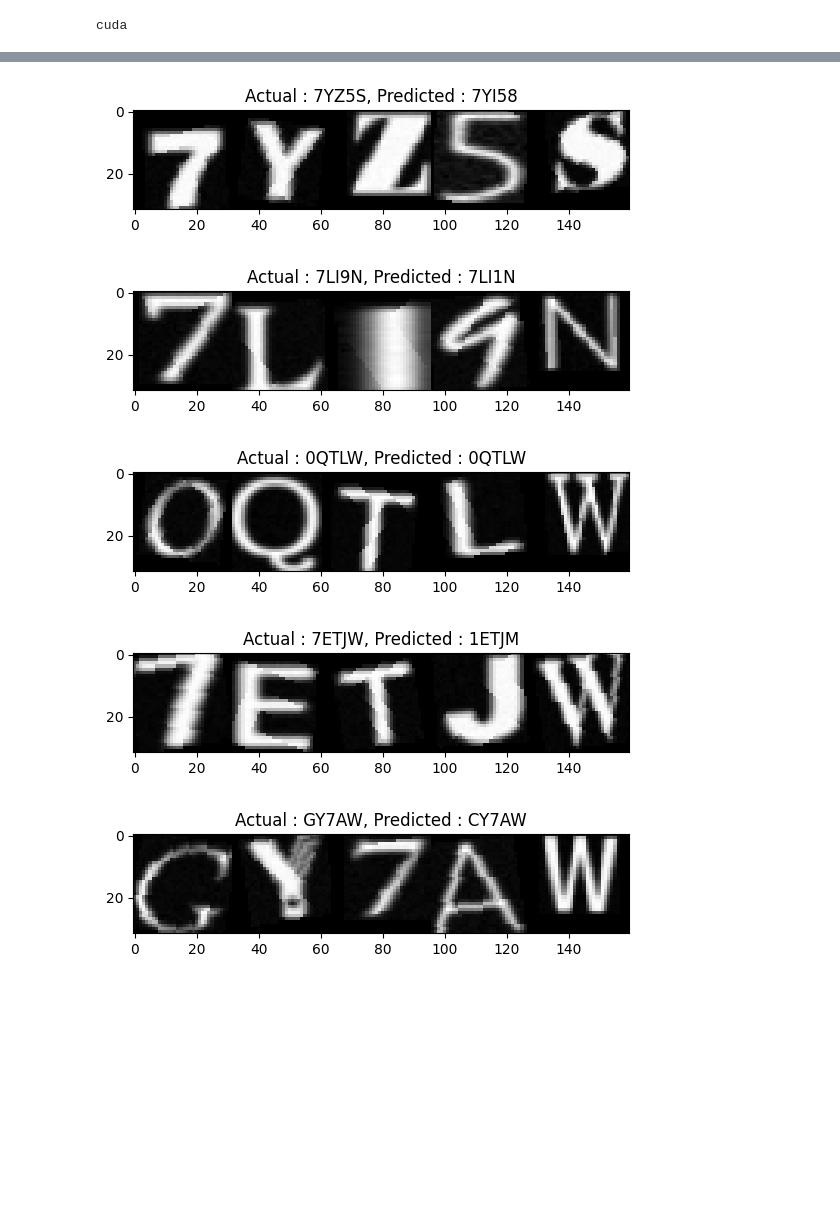
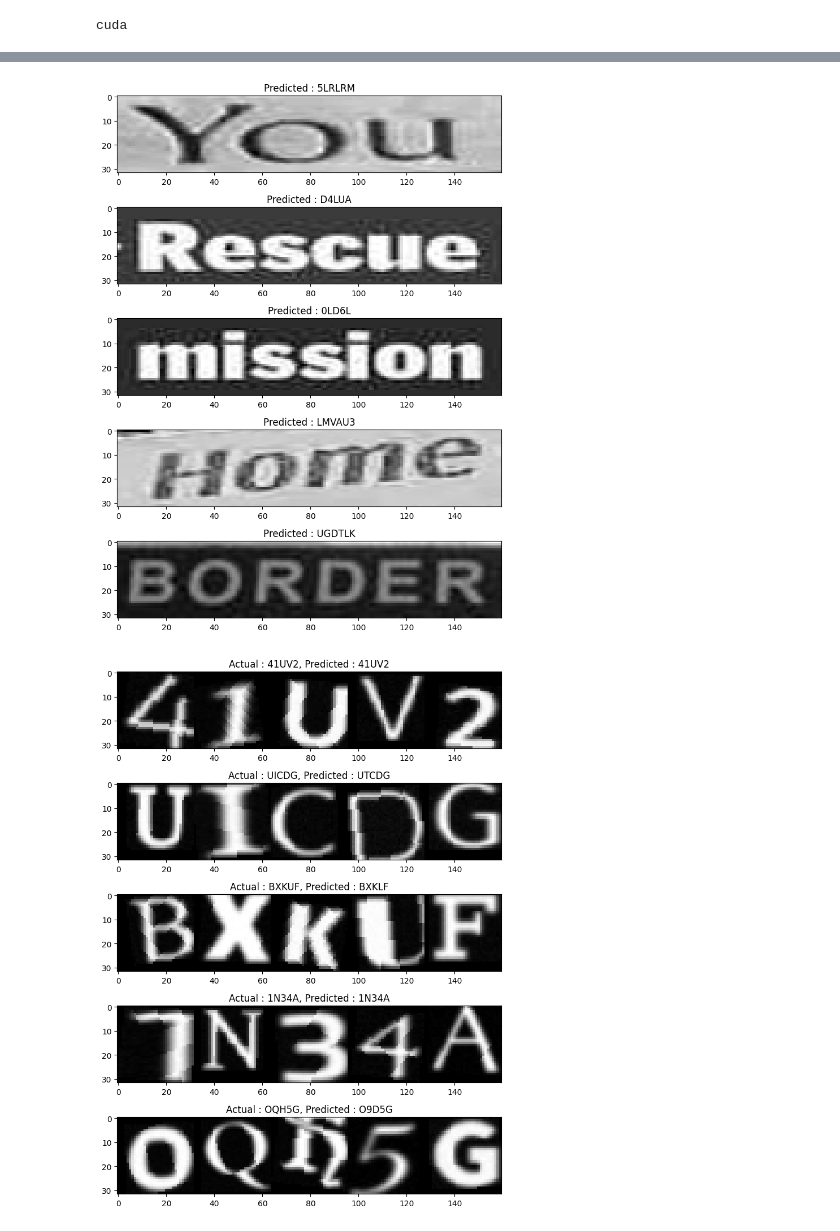
Before and after one commit to Alfadhils/STR-Pytorch-Project, a Jupyter notebook: CRNN.ipynb, the cells around one changed output, grey strips where cells are left out. Drawn from its saved outputs; the diff is of its cells as text; code cells hidden in the pictures; blank space fills up the shorter version.

```diff
--- a/CRNN.ipynb
+++ b/CRNN.ipynb
@@ -172,0 +82,3 @@ from itertools import groupby
+# %%
+checkpoint = torch.load('saved_models/recognizer_10k_3.pth')
+model.load_state_dict(checkpoint['model_state_dict'])
@@ -277,24 +193,57 @@ torch.save({
 }, checkpoint_path)
+# %%
+fig, axes = plt.subplots(5,1,figsize=(10,10))
+
+test_sequence_data = []
+test_preds = []
+
+for image_file in os.listdir(test_path)[:5]:
+    image_path = os.path.join(test_path, image_file)
+    img = Image.open(image_path).convert('L')
+    img = img.resize((160, 32))
+    img = ImageOps.autocontrast(img)
+    img = transforms.ToTensor()(img).numpy()
+    test_sequence_data.append(img)
+
+test_sequence_data = np.array(test_sequence_data)
+test_sequence_tensor = torch.from_numpy(test_sequence_data).float().to(device)
+y_pred = model(test_sequence_tensor)
+y_pred = y_pred.permute(1, 0, 2)
+_, max_index = torch.max(y_pred, dim=2)
+
+for i in range(test_sequence_data.shape[0]):
+    raw_prediction = list(max_index[:, i].detach().cpu().numpy())
+    prediction = torch.IntTensor([c for c, _ in groupby(raw_prediction) if c != blank_label])
+    test_preds.append(prediction)
+
+for j in range(len(test_sequence_data)):
+    axes.flatten()[j].imshow(test_sequence_data[j][0], cmap='gray')
+    axes.flatten()[j].set_title(f'Predicted : {str(utils.map_result(test_preds[j].numpy()))}')
+
+plt.tight_layout()
+plt.show()
+# %% [output]
+[figure, added]
 # %%
+fig, axes = plt.subplots(5,1,figsize=(10,10))
+
 number_of_test_imgs = 5
 test_loader = torch.utils.data.DataLoader(val_set, batch_size=number_of_test_imgs, shuffle=True)
 test_preds = []
 (x_test, y_test) = next(iter(test_loader))
 y_pred = model(x_test.view(x_test.shape[0], 1, x_test.shape[1], x_test.shape[2]).cuda())
 y_pred = y_pred.permute(1, 0, 2)
 _, max_index = torch.max(y_pred, dim=2)
 for i in range(x_test.shape[0]):
     raw_prediction = list(max_index[:, i].detach().cpu().numpy())
     prediction = torch.IntTensor([c for c, _ in groupby(raw_prediction) if c != blank_label])
     test_preds.append(prediction)
 
 for j in range(len(x_test)):
-    plt.imshow(x_test[j], cmap='gray')
-    plt.title(f'Actual : {str(map_result(y_test[j].numpy()))}, Predicted : {str(map_result(test_preds[j].numpy()))}')
-    plt.show()
+    axes.flatten()[j].imshow(x_test[j], cmap='gray')
+    axes.flatten()[j].set_title(f'Actual : {str(utils.map_result(y_test[j].numpy()))}, Predicted : {str(utils.map_result(test_preds[j].numpy()))}')
+
+plt.tight_layout()
+plt.show()
 # %% [output]
-[figure, old version]
+[figure, new version]
-[figure, removed]
-[figure, removed]
-[figure, removed]
-[figure, removed]
```
Also changed, not shown: parts of 13 cells of this notebook, 4 other files.
